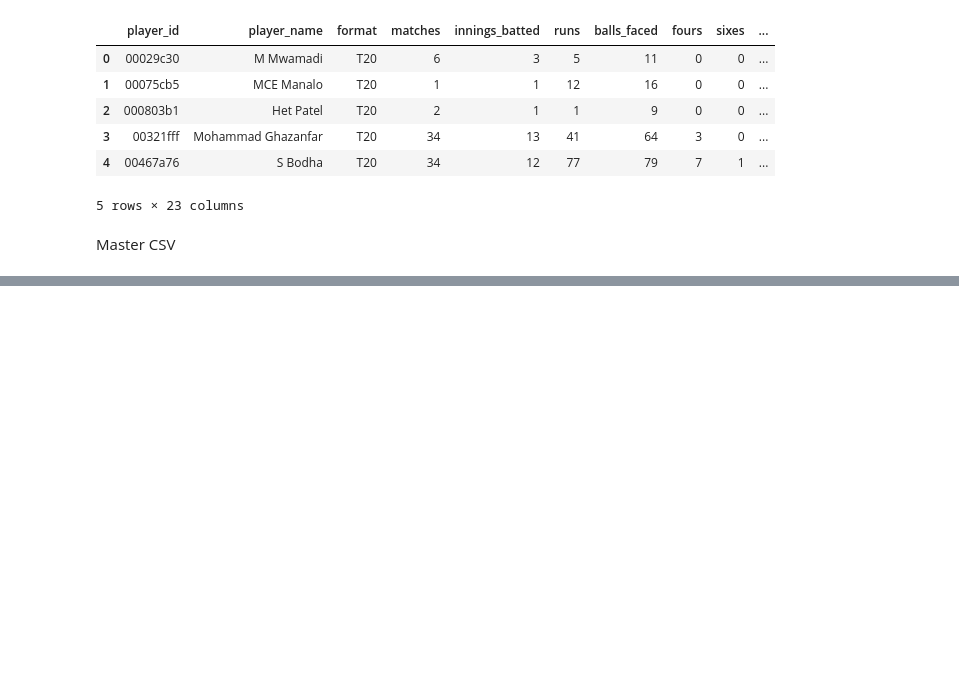
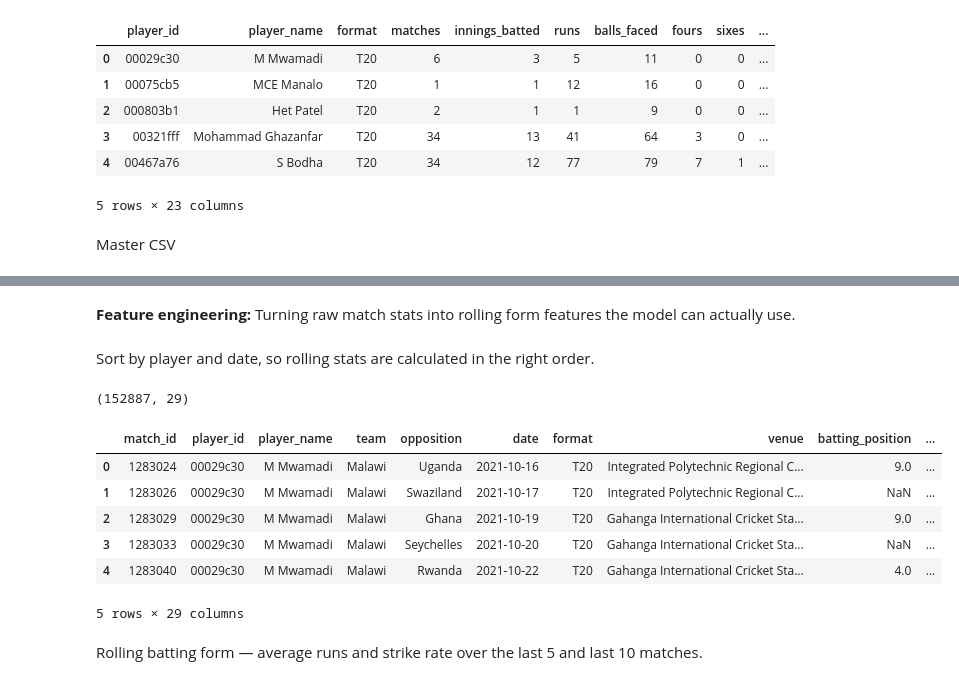
Before and after one commit to abdullahminhas/cric-squad-selector, a Jupyter notebook: cric_squad_selector_data.ipynb, the cells around one changed output, grey strips where cells are left out. Saved outputs shown, nothing was run; the diff lists cells and outputs as text; code cells hidden in the pictures; blank space fills up the shorter version.

Commit message:
rolling features code added

```diff
--- a/cric_squad_selector_data.ipynb
+++ b/cric_squad_selector_data.ipynb
@@ -356,3 +353,26 @@ files.download("data/master_player_match.csv")
 (152887, 29)
 [interactive output not drawn]
 [interactive output not drawn]
+# %% [markdown]
+**Feature engineering:**
+Turning raw match stats into rolling form features the model can actually use.
+# %% [markdown]
+Sort by player and date, so rolling stats are calculated in the right order.
+# %%
+df = pd.read_csv("data/master_player_match.csv")
+df["date"] = pd.to_datetime(df["date"])
+df = df.sort_values(["player_id", "date"]).reset_index(drop=True)
+
+print(df.shape)
+df.head()
+# %% [output]
+(152887, 29)
+|  | match_id | player_id | player_name | team | opposition | date | format | venue | batting_position | ... |
+| 0 | 1283024 | 00029c30 | M Mwamadi | Malawi | Uganda | 2021-10-16 | T20 | Integrated Polytechnic Regional C... | 9.0 | ... |
+| 1 | 1283026 | 00029c30 | M Mwamadi | Malawi | Swaziland | 2021-10-17 | T20 | Integrated Polytechnic Regional C... | NaN | ... |
+| 2 | 1283029 | 00029c30 | M Mwamadi | Malawi | Ghana | 2021-10-19 | T20 | Gahanga International Cricket Sta... | 9.0 | ... |
+| 3 | 1283033 | 00029c30 | M Mwamadi | Malawi | Seychelles | 2021-10-20 | T20 | Gahanga International Cricket Sta... | NaN | ... |
+| 4 | 1283040 | 00029c30 | M Mwamadi | Malawi | Rwanda | 2021-10-22 | T20 | Gahanga International Cricket Sta... | 4.0 | ... |
+5 rows × 29 columns
+# %% [markdown]
+Rolling batting form — average runs and strike rate over the last 5 and last 10 matches.
```
Also changed, not shown: parts of 7 cells of this notebook.
